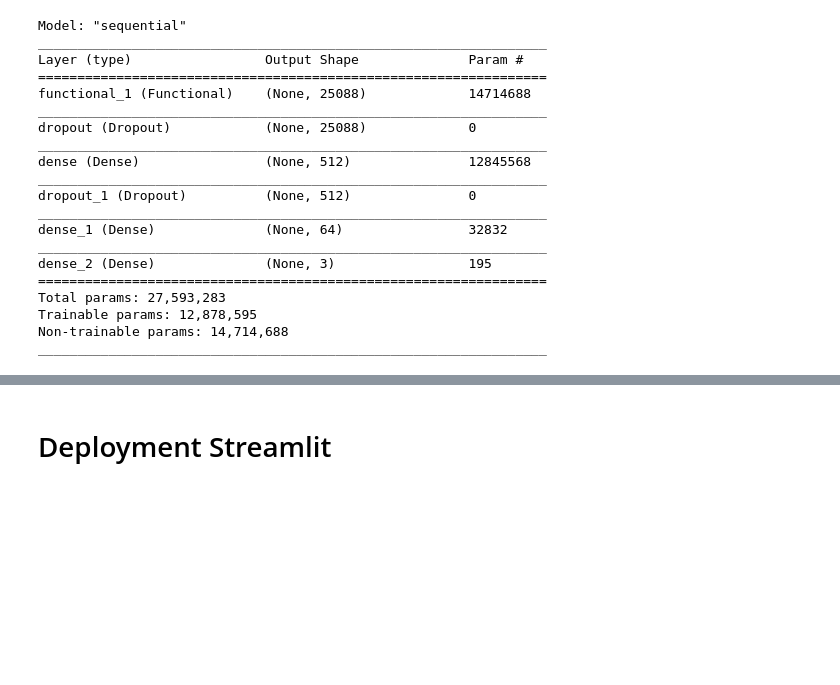
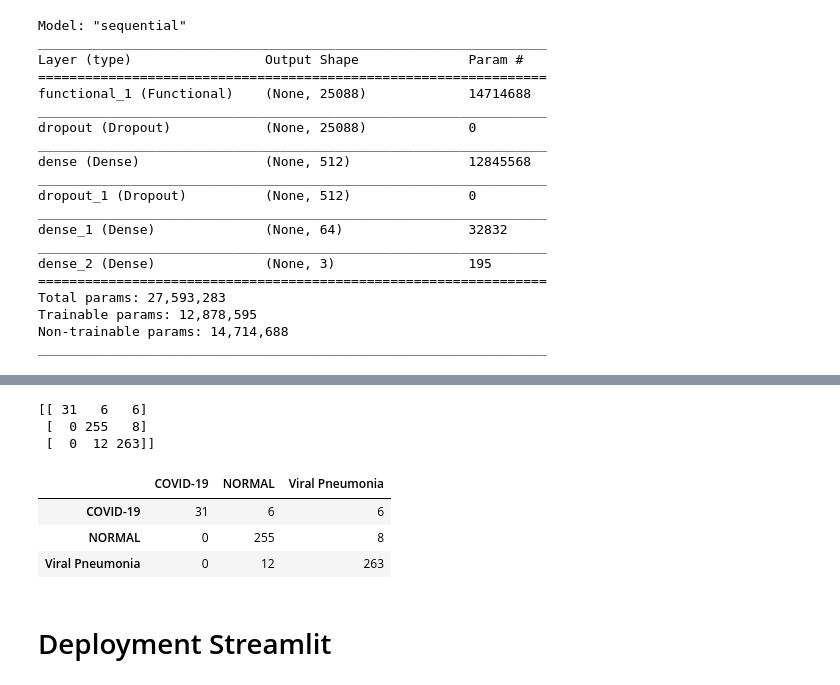
Before and after one commit to udaylunawat/Covid-19-Radiology, a Jupyter notebook: notebooks/COVID_19.ipynb, the cells around one changed output, grey strips where cells are left out. Drawn from its saved outputs; the diff is of its cells as text; code cells hidden in the pictures; blank space fills up the shorter version.

```diff
--- a/notebooks/COVID_19.ipynb
+++ b/notebooks/COVID_19.ipynb
@@ -709,0 +549,18 @@ fig.show()
+# %%
+earlystop = EarlyStopping(monitor='val_accuracy', min_delta = 0.002,
+                          patience = 15 ,mode = 'auto', verbose = 1)
+
+tensorboard_callback =TensorBoard(log_dir=log_dir, histogram_freq=1)
+
+checkpointer = ModelCheckpoint(filepath = checkpoint_dir, monitor = 'val_accuracy',
+                               verbose = 0, save_best_only = True, mode ='auto')
+
+callbacks_list = [earlystop, checkpointer, tensorboard_callback]
+# %%
+history = model.fit(train_generator,
+                    batch_size=BATCH_SIZE,
+                    steps_per_epoch=TRAIN_SPE,
+                    validation_data=validation_generator,
+                    validation_steps=VAL_SPE,
+                    epochs=EPOCHS,
+                    verbose=1, callbacks = callbacks_list)
@@ -709,0 +669,12 @@ fig.show()
+# %%
+# get the ground truth of your data.
+test_labels=validation_generator.classes
+
+# predict the probability distribution of the data
+predictions=model.predict_generator(validation_generator, steps=validation_generator.samples//BATCH_SIZE+1, verbose=1)
+
+# get the class with highest probability for each sample
+y_pred = np.argmax(predictions, axis=-1)
+
+# get the classification report
+print(classification_report(test_labels, y_pred))
@@ -709,0 +692,16 @@ fig.show()
+# %%
+print(confusion_matrix(validation_generator.classes, y_pred))
+# %% [output]
+[[ 31   6   6]
+ [  0 255   8]
+ [  0  12 263]]
+# %%
+label_list = list(validation_generator.class_indices.keys())
+cm=pd.DataFrame(confusion_matrix(validation_generator.classes, y_pred),index=label_list,columns=label_list)
+# %%
+cm
+# %% [output]
+|  | COVID-19 | NORMAL | Viral Pneumonia |
+| COVID-19 | 31 | 6 | 6 |
+| NORMAL | 0 | 255 | 8 |
+| Viral Pneumonia | 0 | 12 | 263 |
```
Also changed, not shown: parts of 151 cells of this notebook.
